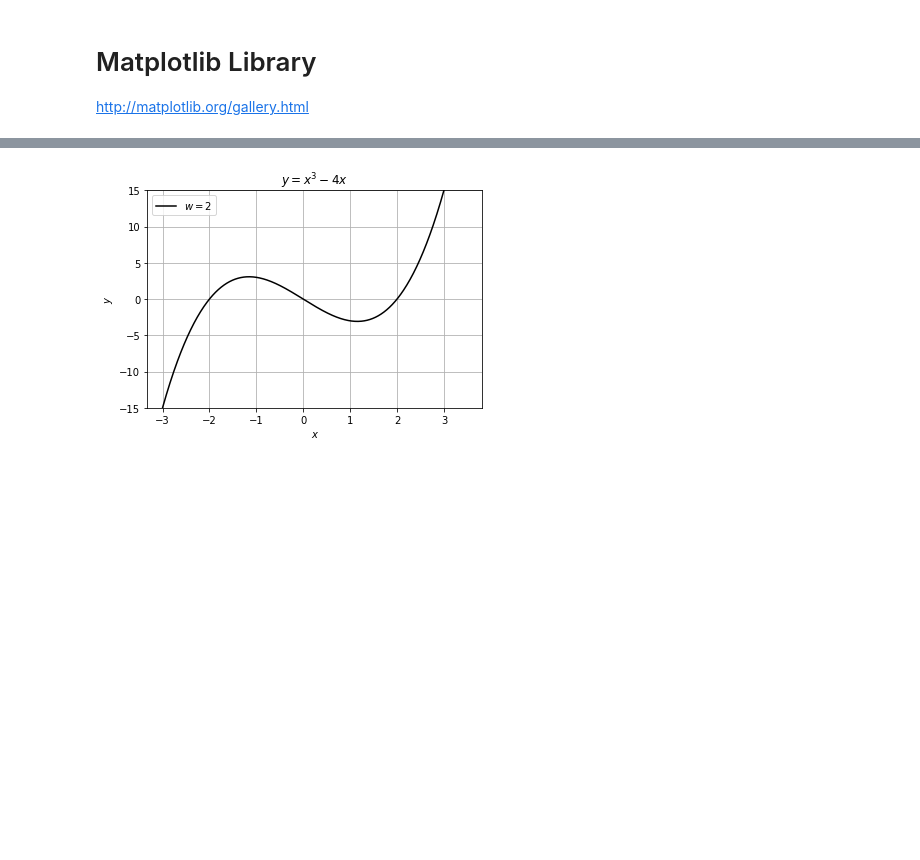
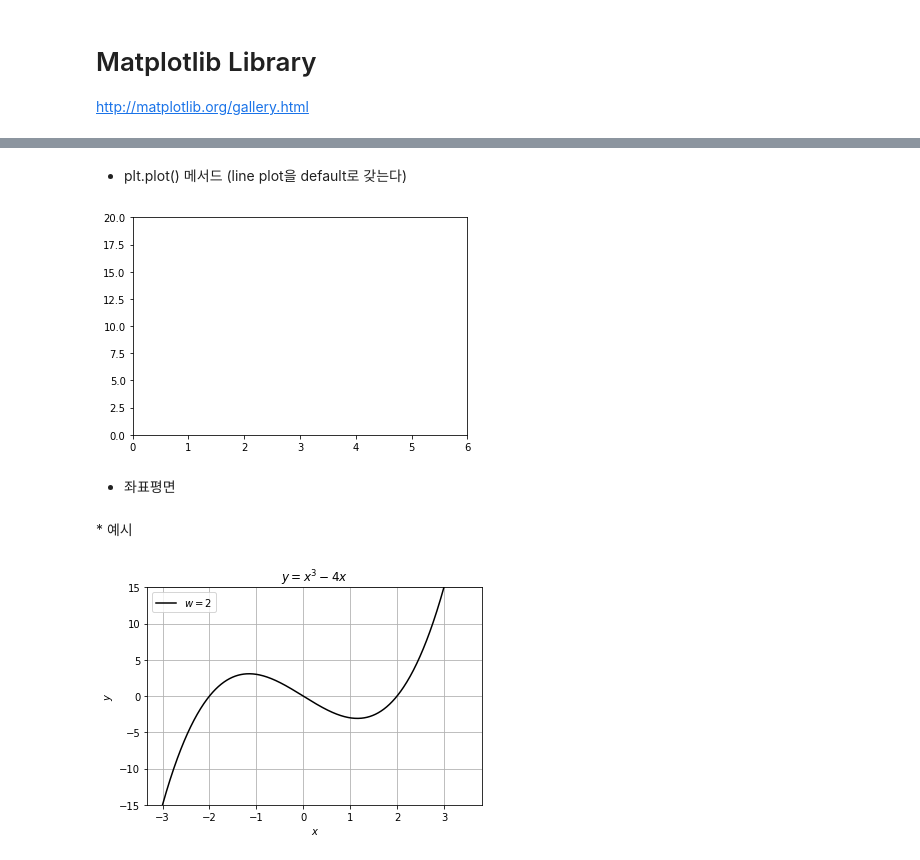
Before and after one commit to yoonyoung27/prac_python, a Jupyter notebook: matplotlib_prac.ipynb, the cells around one changed output, grey strips where cells are left out. Cells and saved outputs as stored; diff of their text form; code cells hidden in the pictures; blank space fills up the shorter version.

```diff
--- a/matplotlib_prac.ipynb
+++ b/matplotlib_prac.ipynb
@@ -8 +33,12 @@ http://matplotlib.org/gallery.html
+# %% [markdown]
+* plt.plot() 메서드 (line plot을 default로 갖는다)
+# %%
+plt.axis([0,6,0,20])
+plt.show()
+# %% [output]
+[figure, added]
+# %% [markdown]
+* 좌표평면
+# %% [markdown]
+\* 예시
 # %%
```
Also changed, not shown: parts of 26 cells of this notebook.
